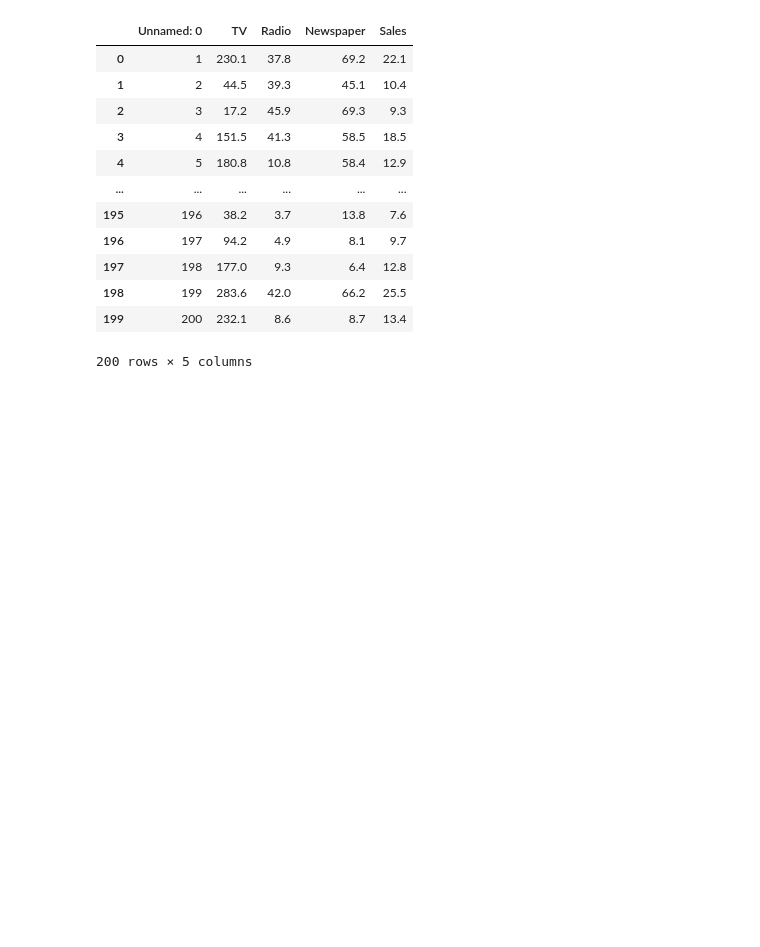
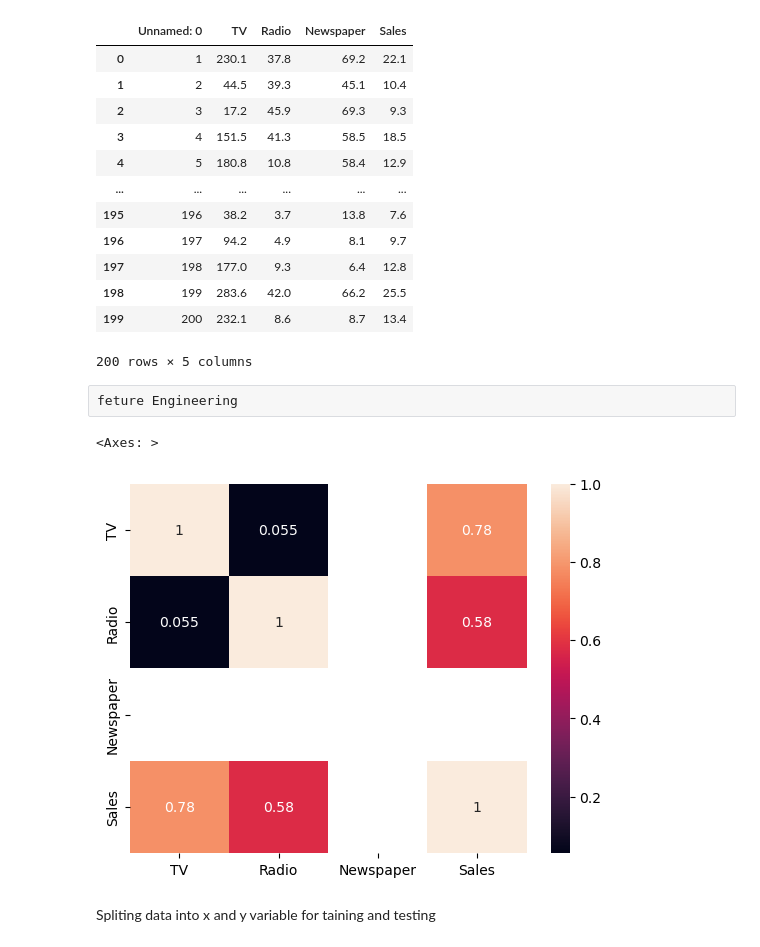
Before and after one commit to MJanbandhu/OnlyPractice, a Jupyter notebook: Machine_Learning/Linear Regression.ipynb, the cells around one changed output. Cells and saved outputs as stored; diff of their text form; code cells hidden in the pictures; blank space fills up the shorter version.

```diff
--- a/Machine_Learning/Linear Regression.ipynb
+++ b/Machine_Learning/Linear Regression.ipynb
@@ -66,0 +69,12 @@ Domain Analysis
+# %%
+data=pd.read_csv("CleanedData.csv")
+# %% [raw]
+feture Engineering
+# %%
+#plt.figure(figsize(3,3))
+snb.heatmap(data.corr(),annot=True)
+# %% [output]
+<Axes: >
+[figure, added]
+# %% [markdown]
+Spliting data into x and y variable for taining and testing
```
Also changed, not shown: parts of 13 cells of this notebook.
